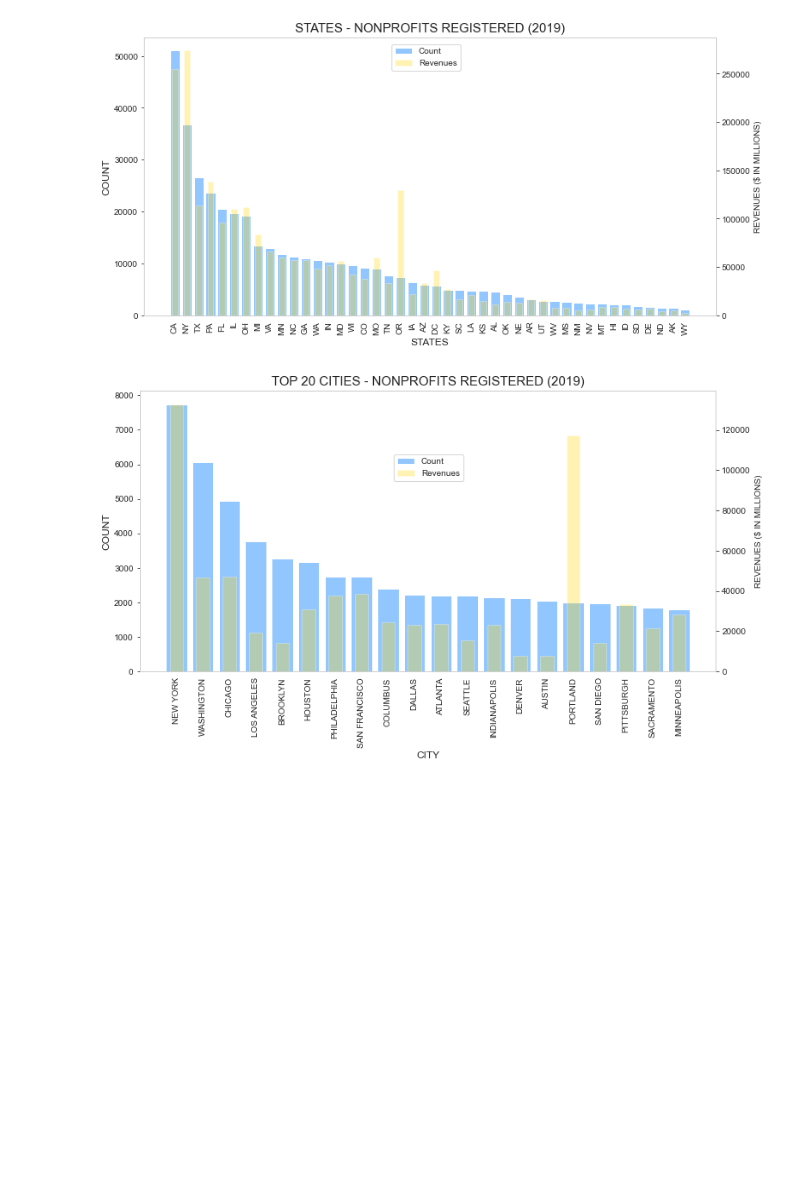
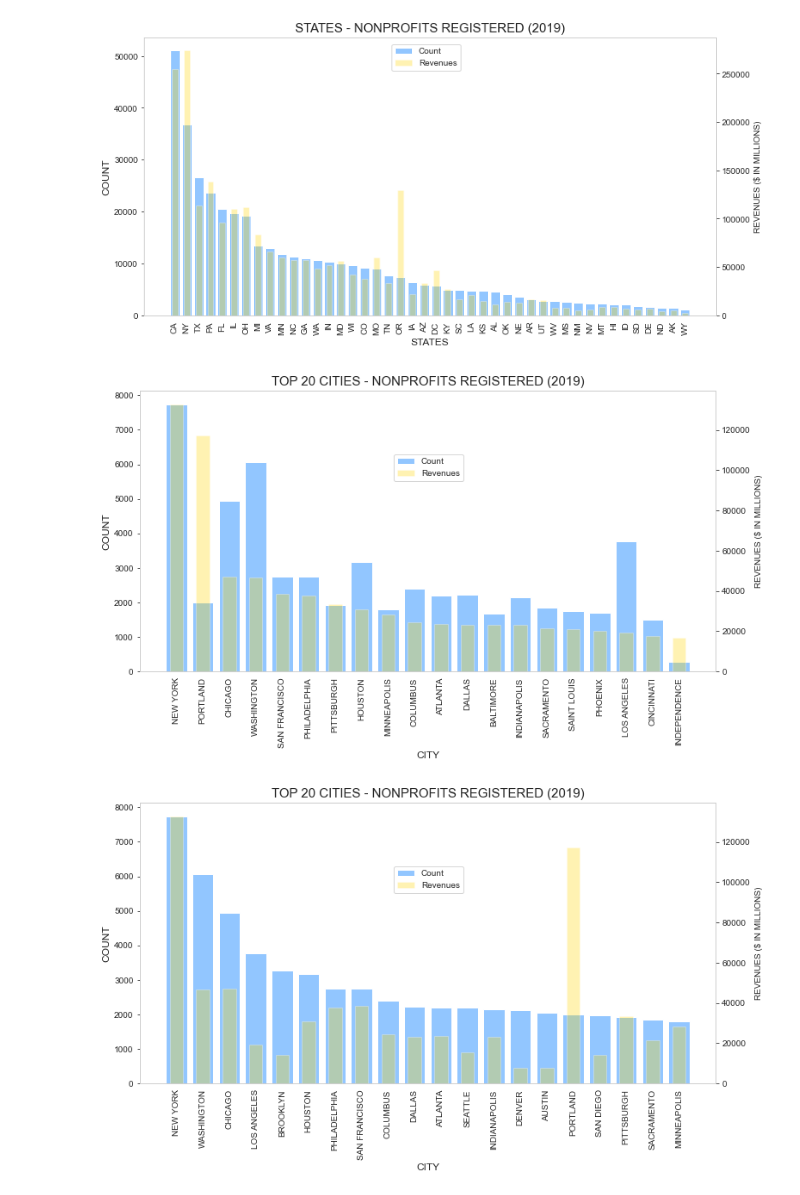
Before and after one commit to lesro/change_unlimited, a Jupyter notebook: notebooks/day3_eda_.ipynb, the cells around one changed output. Drawn from its saved outputs; the diff is of its cells as text; code cells hidden in the pictures; blank space fills up the shorter version.

```diff
--- a/notebooks/day3_eda_.ipynb
+++ b/notebooks/day3_eda_.ipynb
@@ -113,6 +113,29 @@ dual_axis_plot(combined,
               'num_nps2')
 # %% [output]
 [figure]
+# %%
+##### establish df for plotting num of NPs per State > city > zip
+#plot on folium density map
+#number of NPs registered with IRS by city
+
+count2 = revdf.groupby('CITY').count()[['REVENUE_AMT']]
+revs2 = revdf.groupby('CITY').sum()[['REVENUE_AMT']]
+
+combined2 = pd.merge(count2,revs2, left_index=True,right_index=True).nlargest(20, columns='REVENUE_AMT_y').sort_values(by='REVENUE_AMT_y', ascending=False)
+
+combined2.REVENUE_AMT_y = round(combined2['REVENUE_AMT_y']/1000000,2)
+
+
+dual_axis_plot(combined2,
+               combined2['REVENUE_AMT_x'],
+               combined2['REVENUE_AMT_y'],
+              'TOP 20 CITIES - NONPROFITS REGISTERED (2019)',
+              'COUNT',
+              'REVENUES ($ IN MILLIONS)',
+              'CITY',
+              'num_nps_cityrevsort')
+# %% [output]
+[figure, added]
 # %%
 ##### establish df for plotting num of NPs per State > city > zip
 #plot on folium density map
```
Also changed, not shown: 2 other files.
